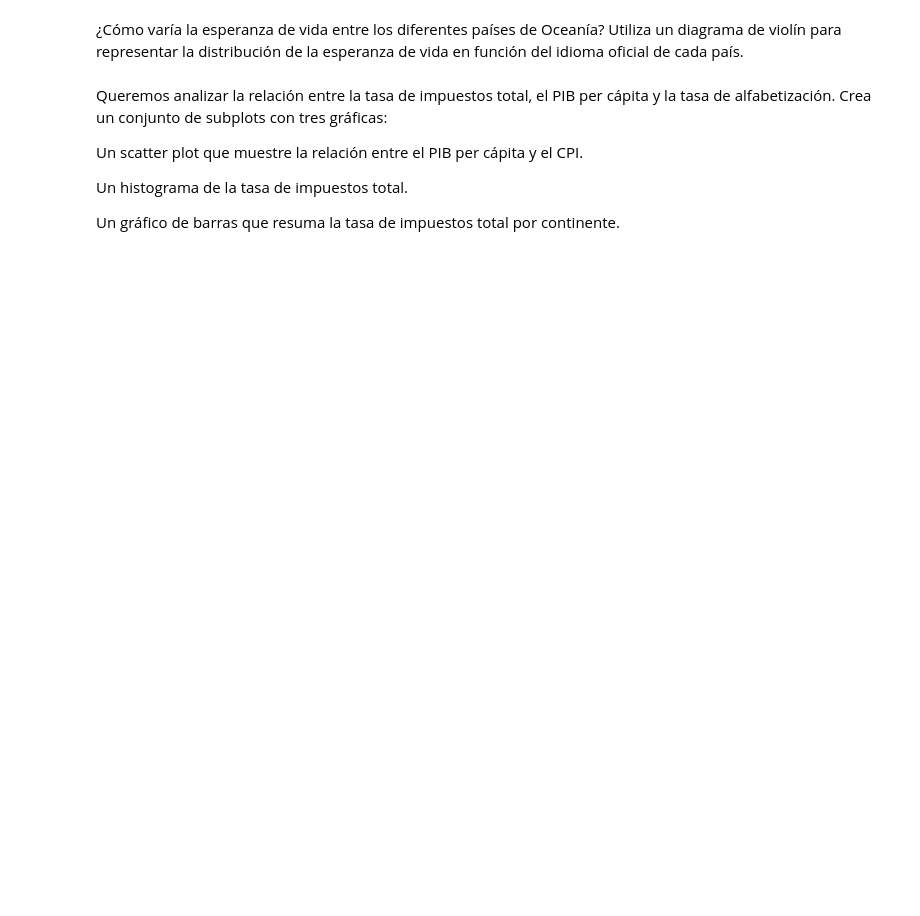
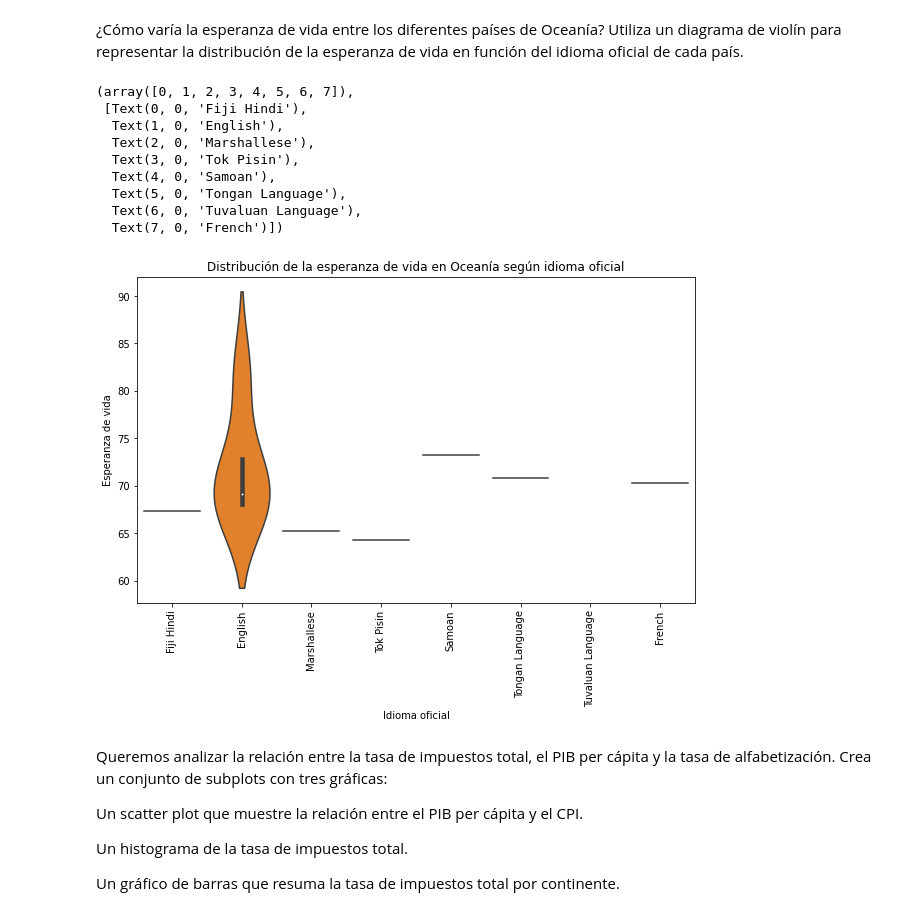
Before and after one commit to karinem0/promoG-modulo3-sprint2-pairprogramming-Johanna-Karine, a Jupyter notebook: 1. Visualización_pair_programming.ipynb, the cells around one changed output. Saved outputs shown, nothing was run; the diff lists cells and outputs as text; code cells hidden in the pictures; blank space fills up the shorter version.

```diff
--- a/1. Visualización_pair_programming.ipynb
+++ b/1. Visualización_pair_programming.ipynb
@@ -199,6 +220,28 @@ print(df.to_string())
 # %% [markdown]
 
 ¿Cómo varía la esperanza de vida entre los diferentes países de Oceanía? Utiliza un diagrama de violín para representar la distribución de la esperanza de vida en función del idioma oficial de cada país.
+# %%
+# life_expectancy, continent = Oceania , official_language
+
+plt.figure(figsize=(10, 6))
+sns.violinplot(x='official_language', y='life_expectancy', data= df[df['continent'] == 'Oceania'])
+
+
+plt.title('Distribución de la esperanza de vida en Oceanía según idioma oficial')
+plt.xlabel('Idioma oficial')
+plt.ylabel('Esperanza de vida')
+plt.xticks(rotation = 90)
+# %% [output]
+(array([0, 1, 2, 3, 4, 5, 6, 7]),
+ [Text(0, 0, 'Fiji Hindi'),
+  Text(1, 0, 'English'),
+  Text(2, 0, 'Marshallese'),
+  Text(3, 0, 'Tok Pisin'),
+  Text(4, 0, 'Samoan'),
+  Text(5, 0, 'Tongan Language'),
+  Text(6, 0, 'Tuvaluan Language'),
+  Text(7, 0, 'French')])
+[figure, added]
 # %% [markdown]
 
 Queremos analizar la relación entre la tasa de impuestos total, el PIB per cápita y la tasa de alfabetización. Crea un conjunto de subplots con tres gráficas:
```
Also changed, not shown: parts of 4 cells of this notebook.
